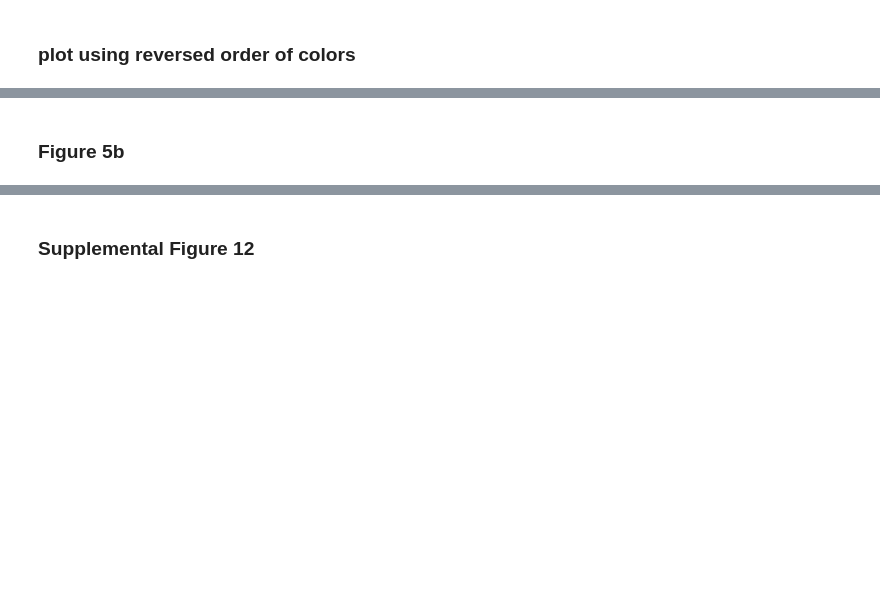
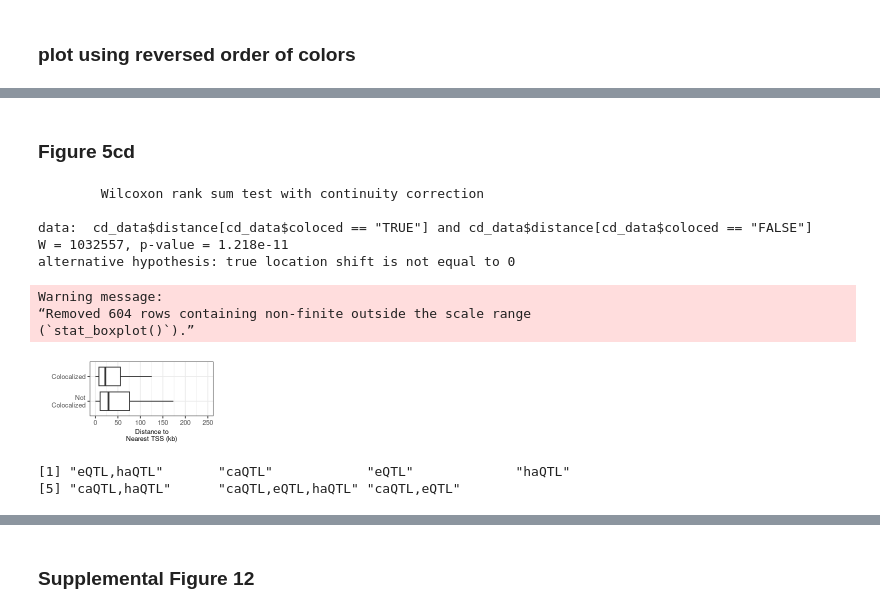
Before and after one commit to frazer-lab/iPSCORE_Multi-QTL_Resource, a Jupyter notebook: Figures/FIGURE.5.ipynb, the cells around one changed output, grey strips where cells are left out. Saved outputs shown, nothing was run; the diff lists cells and outputs as text; code cells hidden in the pictures; blank space fills up the shorter version.

```diff
--- a/Figures/FIGURE.5.ipynb
+++ b/Figures/FIGURE.5.ipynb
@@ -439,2 +428,38 @@ Warning message in get_plot_component(plot, "guide-box"):
 # %% [markdown]
-### Figure 5b
+### Figure 5cd
+# %%
+cd_data = fread("~/projects/Resource/iPSCORE_Multi-QTL_Resource/SourceData/SOURCEDATA.FIGURE5CD.txt",sep="\t",data.table=F)
+cd_data$Colocalized = ifelse(cd_data$coloced == "TRUE","Colocalized","Not\nColocalized")
+psize(3,1.5)
+cd_data$Colocalized = factor(cd_data$Colocalized, levels = c("Not\nColocalized","Colocalized"))
+d = ggplot(cd_data, aes(Colocalized, distance/1000, group=Colocalized)) + theme_bw2 +
+        theme(axis.text = element_text(size = 8),
+             axis.title = element_text(size = 8)) +
+        xlab("") + ylab("Distance to\nNearest TSS (kb)") + ylim(c(0,250)) +
+        geom_boxplot(outlier.shape = NA) + coord_flip()
+wilcox.test(cd_data$distance[ cd_data$coloced == "TRUE"],
+            cd_data$distance[ cd_data$coloced == "FALSE"])
+d
+# %% [output]
+        Wilcoxon rank sum test with continuity correction
+
+data:  cd_data$distance[cd_data$coloced == "TRUE"] and cd_data$distance[cd_data$coloced == "FALSE"]
+W = 1032557, p-value = 1.218e-11
+alternative hypothesis: true location shift is not equal to 0
+Warning message:
+“Removed 604 rows containing non-finite outside the scale range
+(`stat_boxplot()`).”
+[figure, added]
+# %%
+c_data = cd_data[ cd_data$coloced == "TRUE",]
+unique(c_data$qtl_collapse)
+cd_data$Colocalized = ifelse(cd_data$coloced == "TRUE","Colocalized","Not\nColocalized")
+psize(3,2)
+c = ggplot(c_data, aes(reorder(qtl_collapse, distance/1000), distance/1000, group=qtl_collapse)) + theme_bw2 +
+        theme(axis.text = element_text(size = 8),
+             axis.title = element_text(size = 8)) +
+        xlab("") + ylab("Distance to\nNearest TSS (kb)") + ylim(c(0,350)) +
+        geom_boxplot(outlier.shape = NA) + geom_jitter(size=0.25) + coord_flip()
+# %% [output]
+[1] "eQTL,haQTL"       "caQTL"            "eQTL"             "haQTL"
+[5] "caQTL,haQTL"      "caQTL,eQTL,haQTL" "caQTL,eQTL"
```
Also changed, not shown: parts of 16 cells of this notebook, 41 other files.
